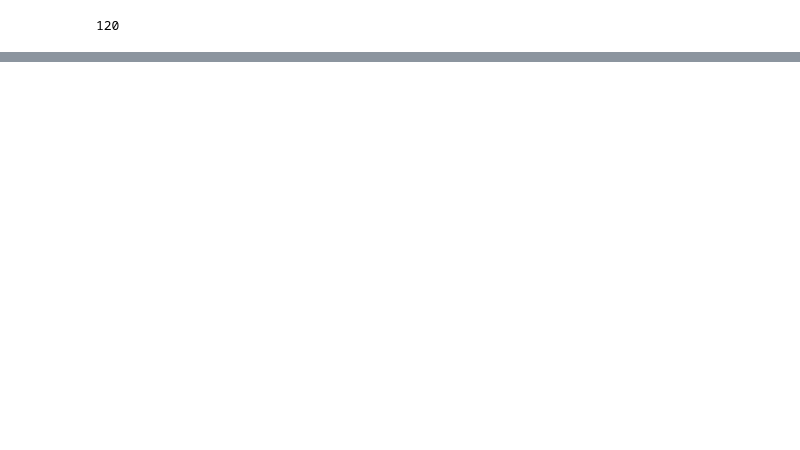
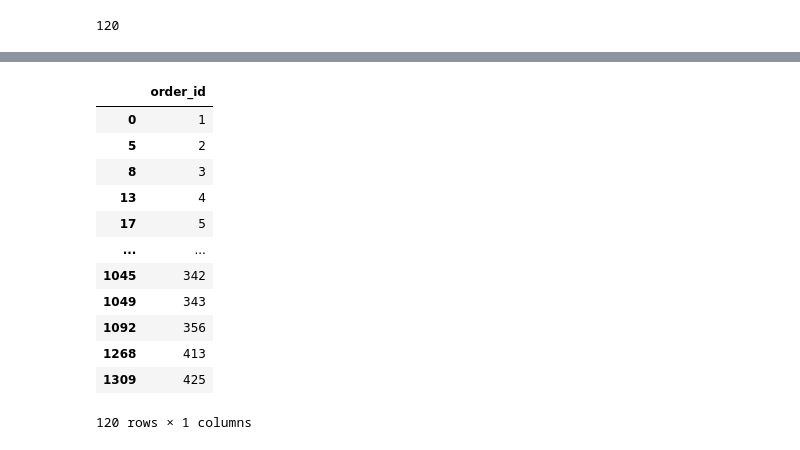
Before and after one commit to Jaylundharris/Ecommerce-Ops-Analytics, a Jupyter notebook: 03_notebooks/02_data_cleaning.ipynb, the cells around one changed output, grey strips where cells are left out. Cells and saved outputs as stored; diff of their text form; code cells hidden in the pictures; blank space fills up the shorter version.

```diff
--- a/03_notebooks/02_data_cleaning.ipynb
+++ b/03_notebooks/02_data_cleaning.ipynb
@@ -115,0 +436,20 @@ inventory.to_sql(
+# %%
+order_items.columns = (
+    order_items.columns
+    .str.strip()
+    .str.lower()
+    .str.replace(" ", "_")
+)
+# %%
+str_cols = order_items.select_dtypes(include ="object").columns
+order_items[str_cols] = order_items[str_cols].apply(lambda col: col.str.strip)
+# %%
+order_items["unit_price"] = pd.to_numeric(order_items["unit_price"], errors="coerce").astype("Float64")
+order_items["discount"] = pd.to_numeric(order_items["discount"], errors="coerce").astype("Float64")
+order_items["quantity"] = pd.to_numeric(order_items["quantity"], errors="coerce").astype("Int64")
+# %%
+
+order_items = order_items.drop_duplicates(subset=["order_id"])
+order_items = order_items.drop_duplicates(subset=["product_id"])
+
+order_items.duplicated().sum()
@@ -115,0 +485,16 @@ inventory.to_sql(
+# %%
+order_items[["order_id"]]
+# %% [output]
+|  | order_id |
+| 0 | 1 |
+| 5 | 2 |
+| 8 | 3 |
+| 13 | 4 |
+| 17 | 5 |
+| ... | ... |
+| 1045 | 342 |
+| 1049 | 343 |
+| 1092 | 356 |
+| 1268 | 413 |
+| 1309 | 425 |
+120 rows × 1 columns
```
Also changed, not shown: parts of 80 cells of this notebook, 21 other files.
